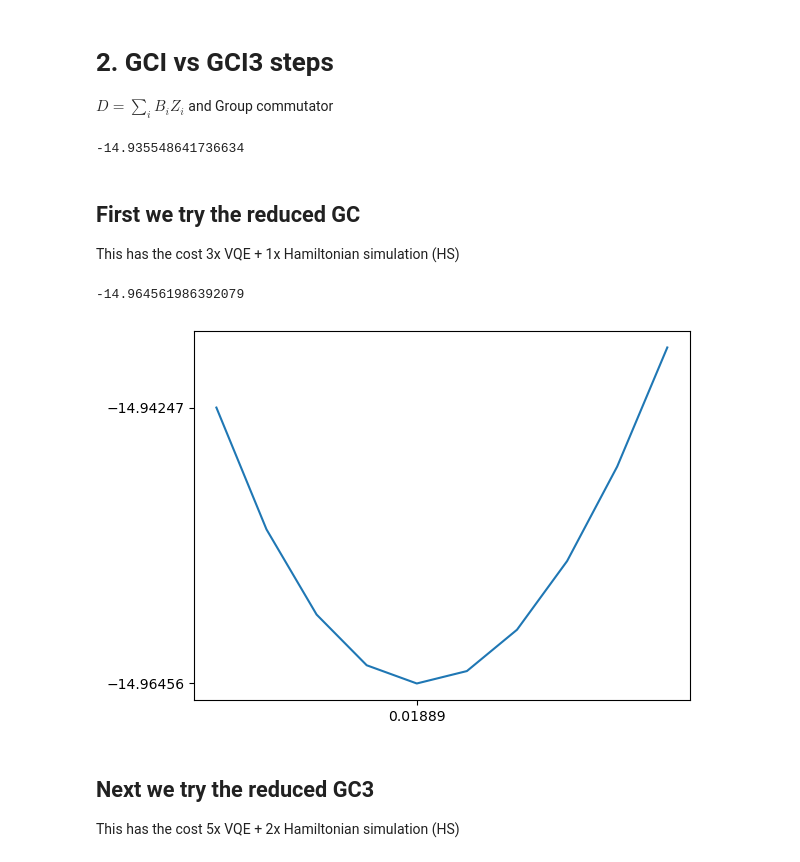
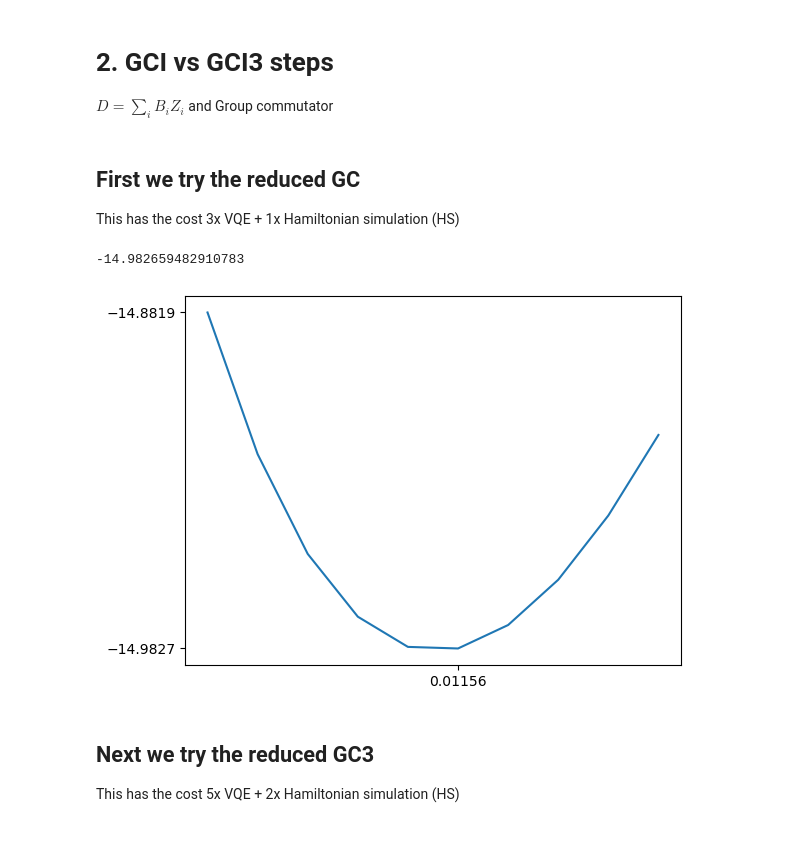
Before and after one commit to qiboteam/boostvqe, a Jupyter notebook: notebooks/gci_ISING.ipynb, the cells around one changed output. Drawn from its saved outputs; the diff is of its cells as text; code cells hidden in the pictures.

Commit message:
running more steps with also the Ising strategy

```diff
--- a/notebooks/gci_ISING.ipynb
+++ b/notebooks/gci_ISING.ipynb
@@ -93,29 +93,27 @@ fsoe  = VQERotatedEvolutionOracle(eo_xxz, vqe)
 # init gci with the vqe-rotated hamiltonian
 gci  = GroupCommutatorIterationWithEvolutionOracles(input_hamiltonian_evolution_oracle=fsoe,
         mode_double_bracket_rotation=DoubleBracketRotationType.group_commutator_reduced)
-gci.loss(0.0024545454545454545, MagneticFieldEvolutionOracle(b_list,name = "D(linear)"))
-# %% [output]
--14.935548641736634
 # %%
 b_rand2 = [a+b for a,b in zip(np.random.rand(10)*.2,np.linspace(1,0,10))]
 eo_d = MagneticFieldEvolutionOracle(b_rand2)
+eo_d_Ising = IsingNNEvolutionOracle(b_rand2,b_rand2)
 # %% [markdown]
 ## First we try the reduced GC
 
 This has the cost 3x VQE + 1x Hamiltonian simulation (HS)
 # %%
 losses = []
-times = np.linspace(1e-2,3e-2,10)
+times = np.linspace(1e-3,2e-2,10)
 for s in times:
-    losses.append(gci.loss(s, eo_d))
+    losses.append(gci.loss(s, eo_d_Ising))
 plt.plot(times,losses)
 plt.yticks([losses[0],losses[np.argmin(losses)]])
 plt.xticks([times[np.argmin(losses)]])
 print(min(losses))
 s_gci_1 = times[np.argmin(losses)]
 # %% [output]
--14.964561986392079
+-14.982659482910783
-[figure, old version]
+[figure, new version]
 # %% [markdown]
 ## Next we try the reduced GC3
 
```
Also changed, not shown: parts of 21 cells of this notebook, 1 other file.
